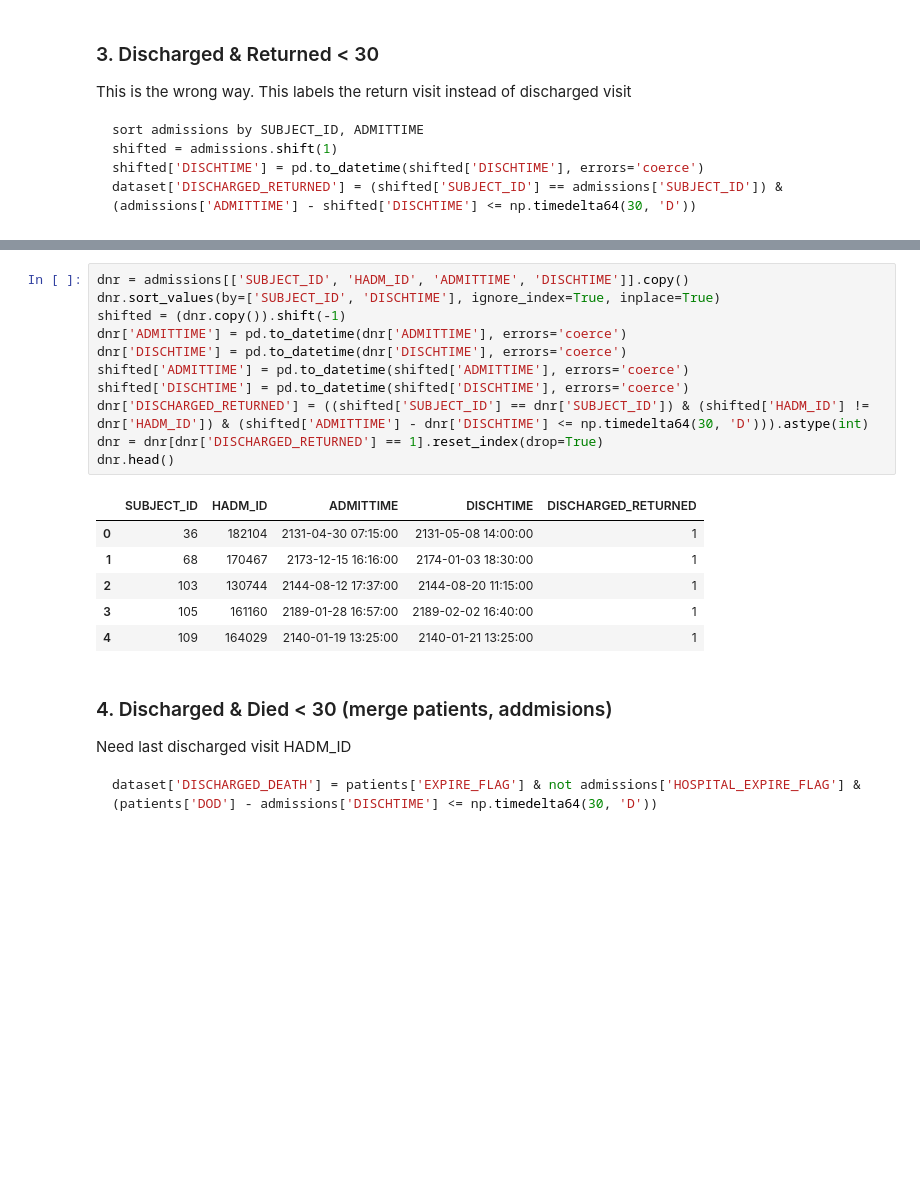
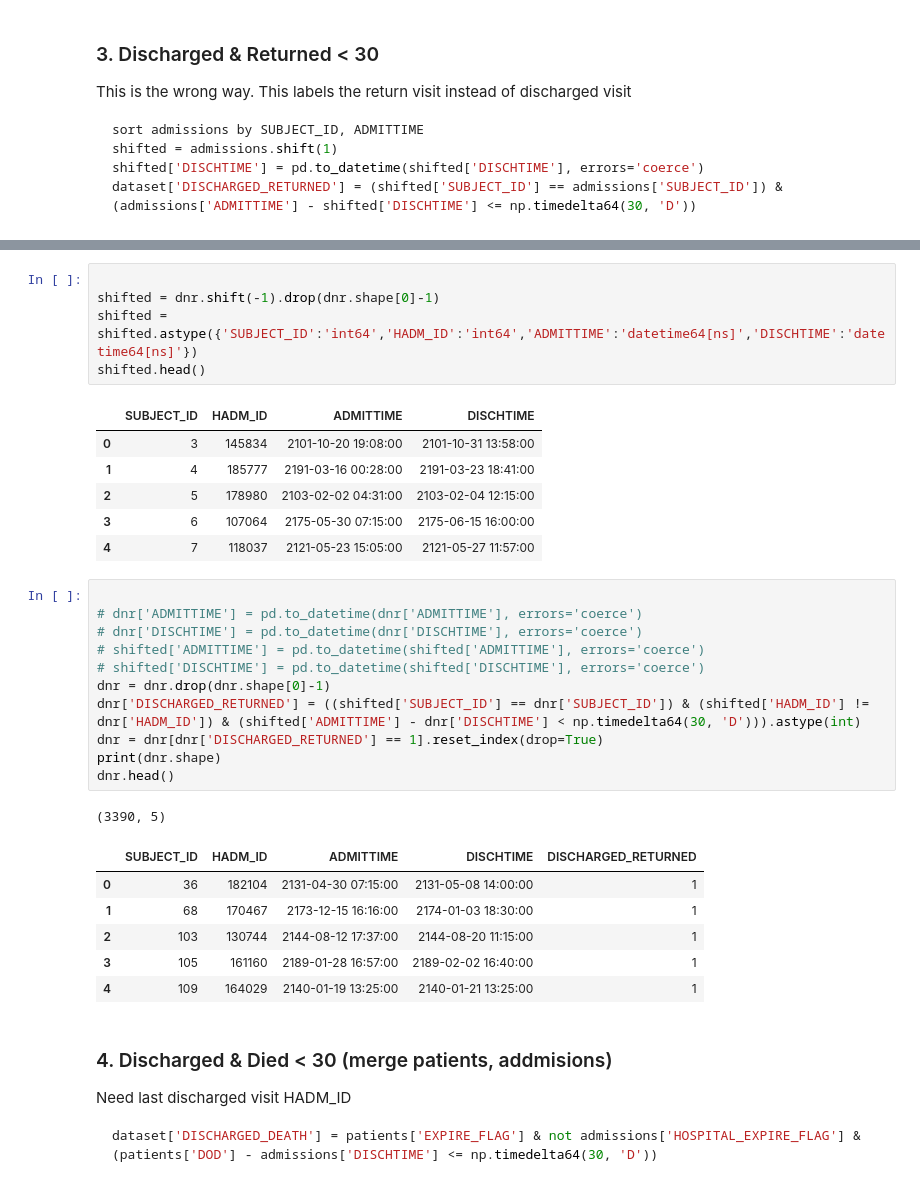
Before and after one commit to BencsikMD/CS598CourseProject, a Jupyter notebook: CreateDataset3.ipynb, the cells around one changed output, grey strips where cells are left out. Drawn from its saved outputs; the diff is of its cells as text; blank space fills up the shorter version.

```diff
--- a/CreateDataset3.ipynb
+++ b/CreateDataset3.ipynb
@@ -265,15 +278,28 @@ dataset['DISCHARGED_RETURNED'] = (shifted['SUBJECT_ID'] == admissions['SUBJECT_I
+# %%
+
+shifted = dnr.shift(-1).drop(dnr.shape[0]-1)
+shifted = shifted.astype({'SUBJECT_ID':'int64','HADM_ID':'int64','ADMITTIME':'datetime64[ns]','DISCHTIME':'datetime64[ns]'})
+shifted.head()
+# %% [output]
+|  | SUBJECT_ID | HADM_ID | ADMITTIME | DISCHTIME |
+| 0 | 3 | 145834 | 2101-10-20 19:08:00 | 2101-10-31 13:58:00 |
+| 1 | 4 | 185777 | 2191-03-16 00:28:00 | 2191-03-23 18:41:00 |
+| 2 | 5 | 178980 | 2103-02-02 04:31:00 | 2103-02-04 12:15:00 |
+| 3 | 6 | 107064 | 2175-05-30 07:15:00 | 2175-06-15 16:00:00 |
+| 4 | 7 | 118037 | 2121-05-23 15:05:00 | 2121-05-27 11:57:00 |
 # %%
-dnr = admissions[['SUBJECT_ID', 'HADM_ID', 'ADMITTIME', 'DISCHTIME']].copy()
-dnr.sort_values(by=['SUBJECT_ID', 'DISCHTIME'], ignore_index=True, inplace=True)
-shifted = (dnr.copy()).shift(-1)
-dnr['ADMITTIME'] = pd.to_datetime(dnr['ADMITTIME'], errors='coerce')
-dnr['DISCHTIME'] = pd.to_datetime(dnr['DISCHTIME'], errors='coerce')
-shifted['ADMITTIME'] = pd.to_datetime(shifted['ADMITTIME'], errors='coerce')
-shifted['DISCHTIME'] = pd.to_datetime(shifted['DISCHTIME'], errors='coerce')
-dnr['DISCHARGED_RETURNED'] = ((shifted['SUBJECT_ID'] == dnr['SUBJECT_ID']) & (shifted['HADM_ID'] != dnr['HADM_ID']) & (shifted['ADMITTIME'] - dnr['DISCHTIME'] <= np.timedelta64(30, 'D'))).astype(int)
+
+# dnr['ADMITTIME'] = pd.to_datetime(dnr['ADMITTIME'], errors='coerce')
+# dnr['DISCHTIME'] = pd.to_datetime(dnr['DISCHTIME'], errors='coerce')
+# shifted['ADMITTIME'] = pd.to_datetime(shifted['ADMITTIME'], errors='coerce')
+# shifted['DISCHTIME'] = pd.to_datetime(shifted['DISCHTIME'], errors='coerce')
+dnr = dnr.drop(dnr.shape[0]-1)
+dnr['DISCHARGED_RETURNED'] = ((shifted['SUBJECT_ID'] == dnr['SUBJECT_ID']) & (shifted['HADM_ID'] != dnr['HADM_ID']) & (shifted['ADMITTIME'] - dnr['DISCHTIME'] < np.timedelta64(30, 'D'))).astype(int)
 dnr = dnr[dnr['DISCHARGED_RETURNED'] == 1].reset_index(drop=True)
+print(dnr.shape)
 dnr.head()
 # %% [output]
+(3390, 5)
 |  | SUBJECT_ID | HADM_ID | ADMITTIME | DISCHTIME | DISCHARGED_RETURNED |
 | 0 | 36 | 182104 | 2131-04-30 07:15:00 | 2131-05-08 14:00:00 | 1 |
 | 1 | 68 | 170467 | 2173-12-15 16:16:00 | 2174-01-03 18:30:00 | 1 |
```
Also changed, not shown: parts of 27 cells of this notebook, 1 other file.
